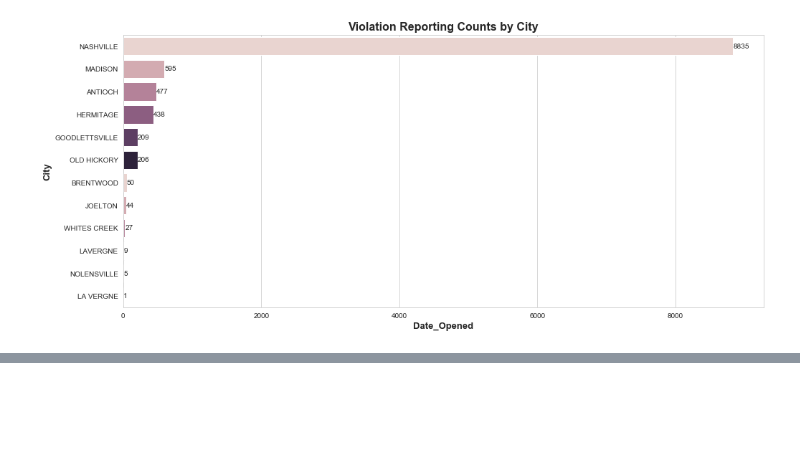
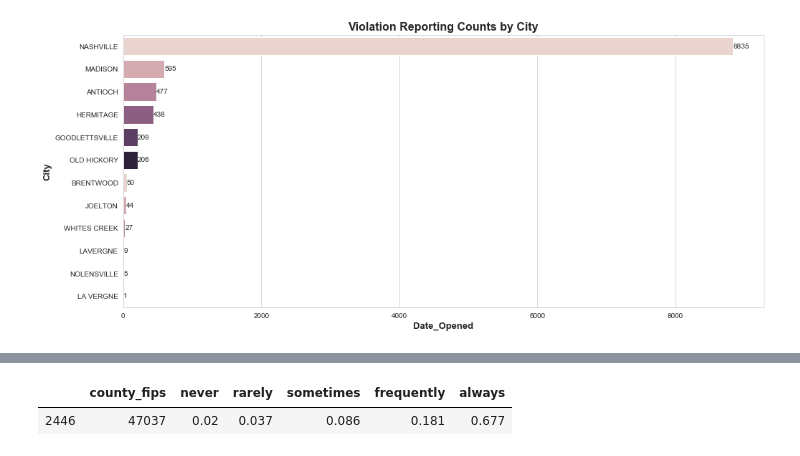
Before and after one commit to NSS-Data-Analytics-Cohort-3/nashville-covid-typhoid_turtles, a Jupyter notebook: notebooks/Covid-Violation-Analysis.ipynb, the cells around one changed output, grey strips where cells are left out. Saved outputs shown, nothing was run; the diff lists cells and outputs as text; code cells hidden in the pictures; blank space fills up the shorter version.

```diff
--- a/notebooks/Covid-Violation-Analysis.ipynb
+++ b/notebooks/Covid-Violation-Analysis.ipynb
@@ -285,0 +305,7 @@ for p in ax.patches:
+# %%
+#look at the head of davidson_mask_use
+
+davidson_mask_use.head()
+# %% [output]
+|  | county_fips | never | rarely | sometimes | frequently | always |
+| 2446 | 47037 | 0.02 | 0.037 | 0.086 | 0.181 | 0.677 |
```
Also changed, not shown: parts of 5 cells of this notebook.
